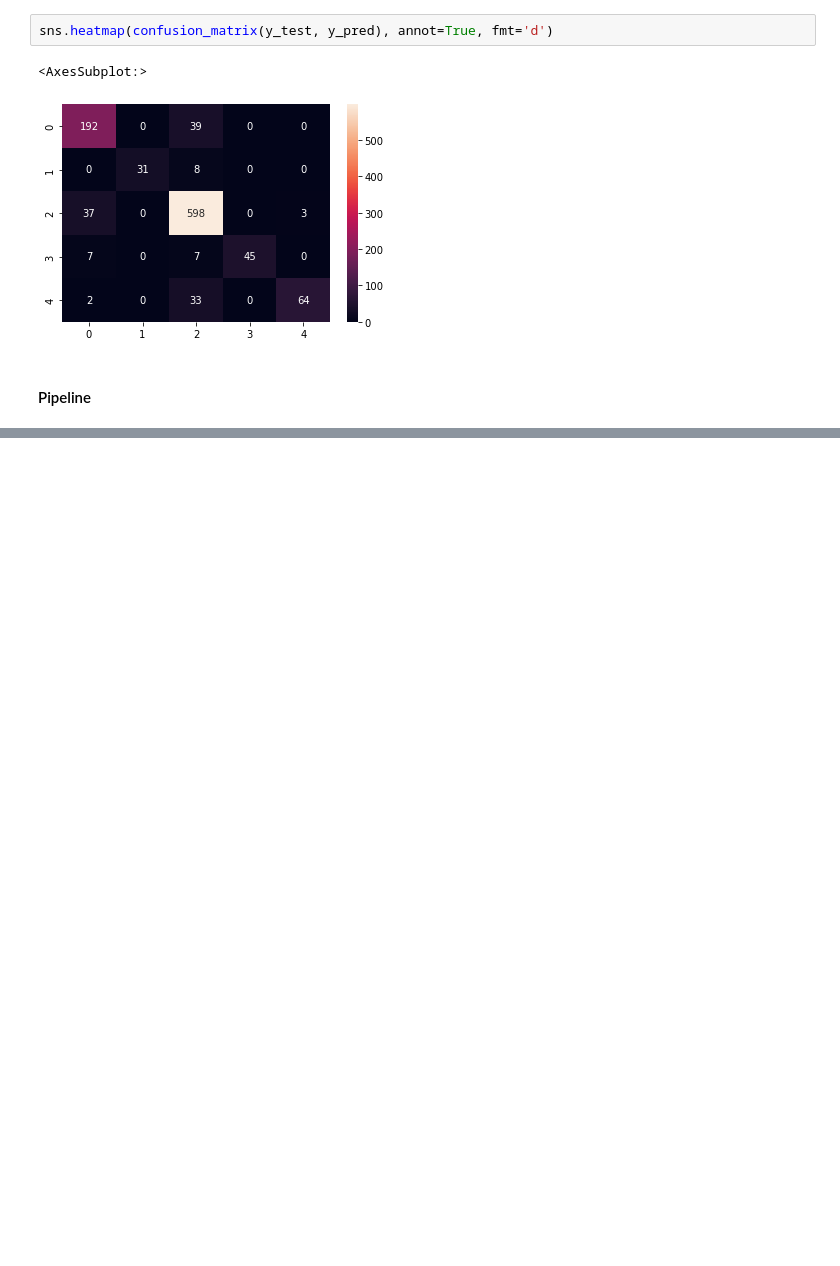
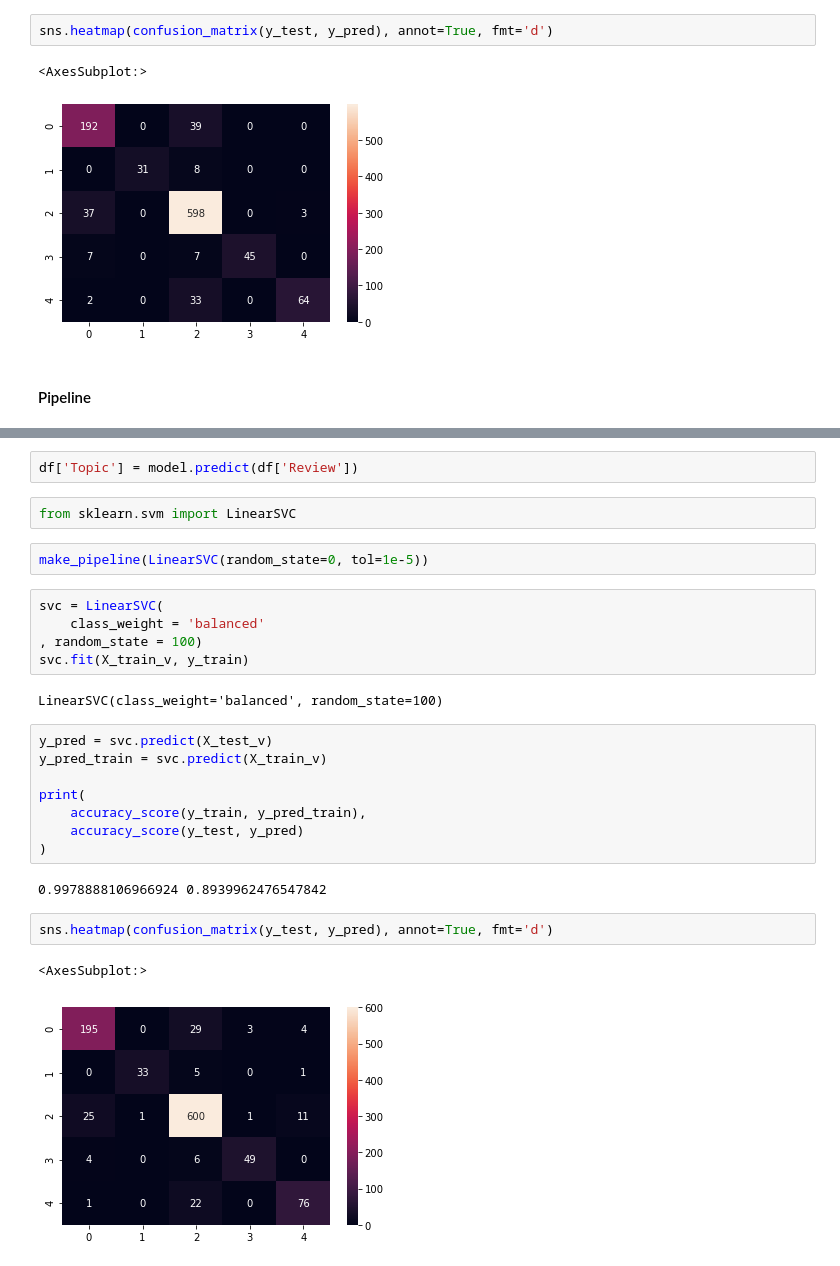
Before and after one commit to SiewPingYeo/Capstone-Project--End-to-End-ML-on-Topic-Classification-and-Sentiment-Analysis, a Jupyter notebook: training.ipynb, the cells around one changed output, grey strips where cells are left out. Saved outputs shown, nothing was run; the diff lists cells and outputs as text; blank space fills up the shorter version.

```diff
--- a/training.ipynb
+++ b/training.ipynb
@@ -142,0 +156,28 @@ pipeline test > accuracy against test set is 0.8724202626641651
+# %%
+df['Topic'] = model.predict(df['Review'])
+# %%
+from sklearn.svm import LinearSVC
+# %%
+make_pipeline(LinearSVC(random_state=0, tol=1e-5))
+# %%
+svc = LinearSVC(
+    class_weight = 'balanced'
+, random_state = 100)
+svc.fit(X_train_v, y_train)
+# %% [output]
+LinearSVC(class_weight='balanced', random_state=100)
+# %%
+y_pred = svc.predict(X_test_v)
+y_pred_train = svc.predict(X_train_v)
+
+print(
+    accuracy_score(y_train, y_pred_train),
+    accuracy_score(y_test, y_pred)
+)
+# %% [output]
+0.9978888106966924 0.8939962476547842
+# %%
+sns.heatmap(confusion_matrix(y_test, y_pred), annot=True, fmt='d')
+# %% [output]
+<AxesSubplot:>
+[figure, added]
```
Also changed, not shown: parts of 7 cells of this notebook.
